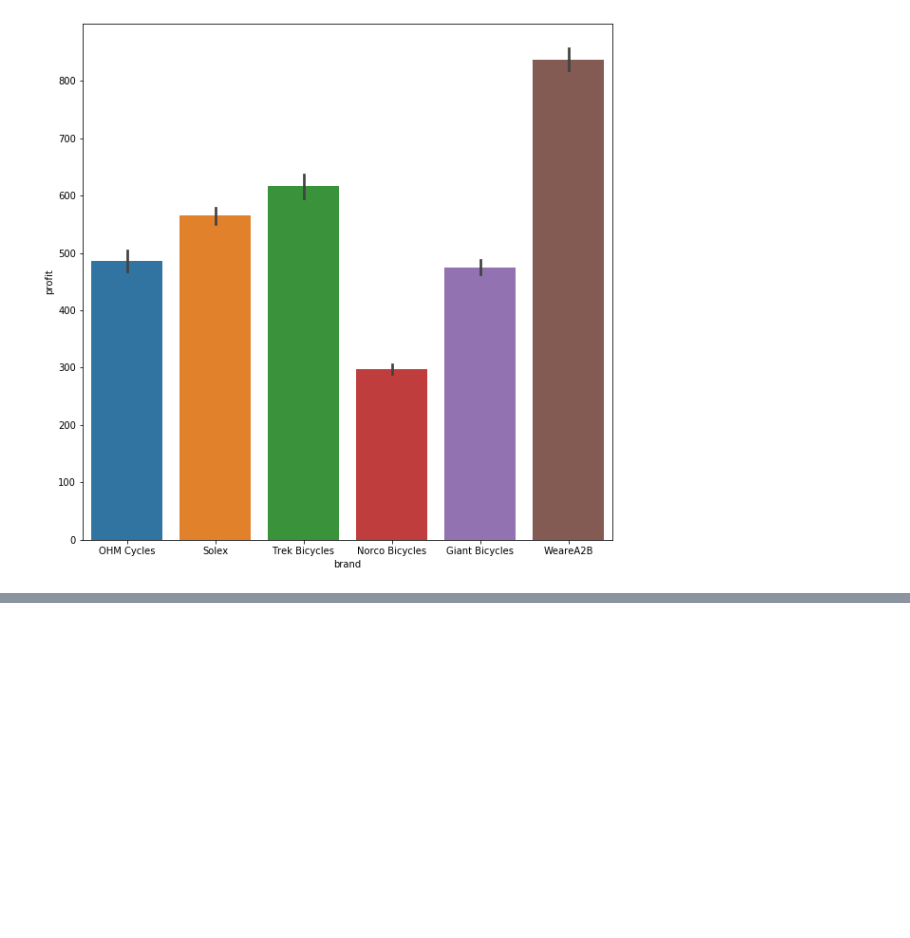
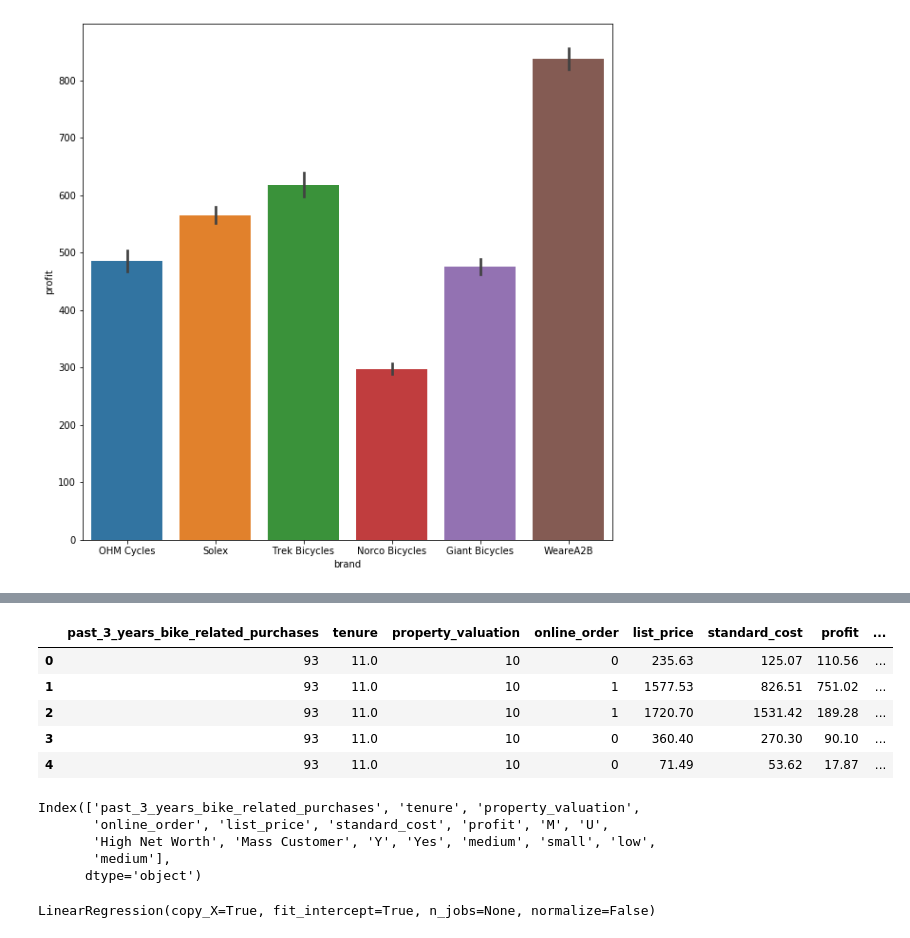
Before and after one commit to abhinav0000004/KPMG_virtual_internship, a Jupyter notebook: model_development.ipynb, the cells around one changed output, grey strips where cells are left out. Saved outputs shown, nothing was run; the diff lists cells and outputs as text; code cells hidden in the pictures; blank space fills up the shorter version.

```diff
--- a/model_development.ipynb
+++ b/model_development.ipynb
@@ -110,0 +151,2 @@ plt.savefig("brandrel.png")
+# %%
+final_table.drop(["customer_id","job_title","job_industry_category","state","product_first_sold_date"],axis=1,inplace=True)
@@ -110,0 +162,9 @@ plt.savefig("brandrel.png")
+# %%
+sex = pd.get_dummies(final_table['gender'],drop_first=True)
+wealth=pd.get_dummies(final_table['wealth_segment'],drop_first=True)
+deceased_indicator=pd.get_dummies(final_table['deceased_indicator'],drop_first=True)
+car= pd.get_dummies(final_table['owns_car'],drop_first=True)
+pro_class = pd.get_dummies(final_table['product_class'],drop_first=True)
+pro_size = pd.get_dummies(final_table['product_size'],drop_first=True)
+# %%
+final_table.drop(['gender','wealth_segment','deceased_indicator','owns_car','brand','product_line','product_class','product_size'],axis=1,inplace=True)
@@ -110,0 +180,19 @@ plt.savefig("brandrel.png")
+# %%
+final_table = pd.concat([final_table,sex,wealth,deceased_indicator,car,pro_size,pro_class],axis=1)
+# %%
+final_table.head()
+# %% [output]
+|  | past_3_years_bike_related_purchases | tenure | property_valuation | online_order | list_price | standard_cost | profit | ... |
+| 0 | 93 | 11.0 | 10 | 0 | 235.63 | 125.07 | 110.56 | ... |
+| 1 | 93 | 11.0 | 10 | 1 | 1577.53 | 826.51 | 751.02 | ... |
+| 2 | 93 | 11.0 | 10 | 1 | 1720.70 | 1531.42 | 189.28 | ... |
+| 3 | 93 | 11.0 | 10 | 0 | 360.40 | 270.30 | 90.10 | ... |
+| 4 | 93 | 11.0 | 10 | 0 | 71.49 | 53.62 | 17.87 | ... |
+# %%
+final_table.columns
+# %% [output]
+Index(['past_3_years_bike_related_purchases', 'tenure', 'property_valuation',
+       'online_order', 'list_price', 'standard_cost', 'profit', 'M', 'U',
+       'High Net Worth', 'Mass Customer', 'Y', 'Yes', 'medium', 'small', 'low',
+       'medium'],
+      dtype='object')
@@ -110,0 +207,5 @@ plt.savefig("brandrel.png")
+# %%
+logmodel = LinearRegression()
+logmodel.fit(X_train,y_train)
+# %% [output]
+LinearRegression(copy_X=True, fit_intercept=True, n_jobs=None, normalize=False)
```
Also changed, not shown: parts of 10 cells of this notebook.
